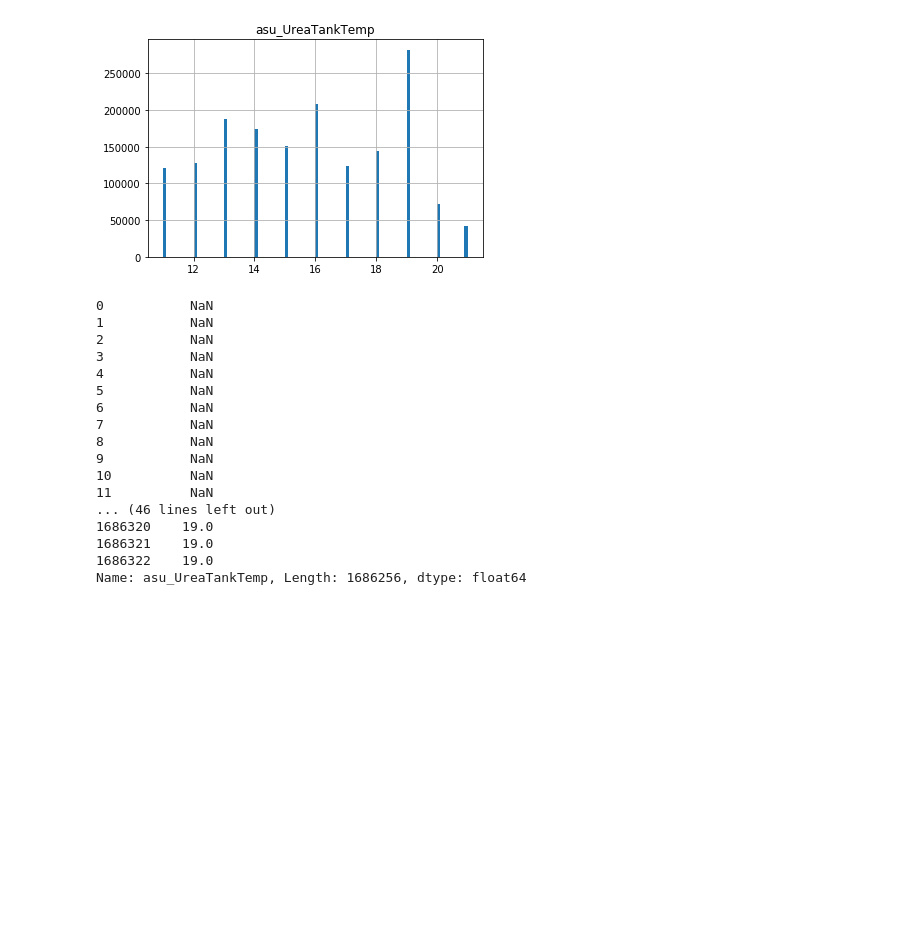
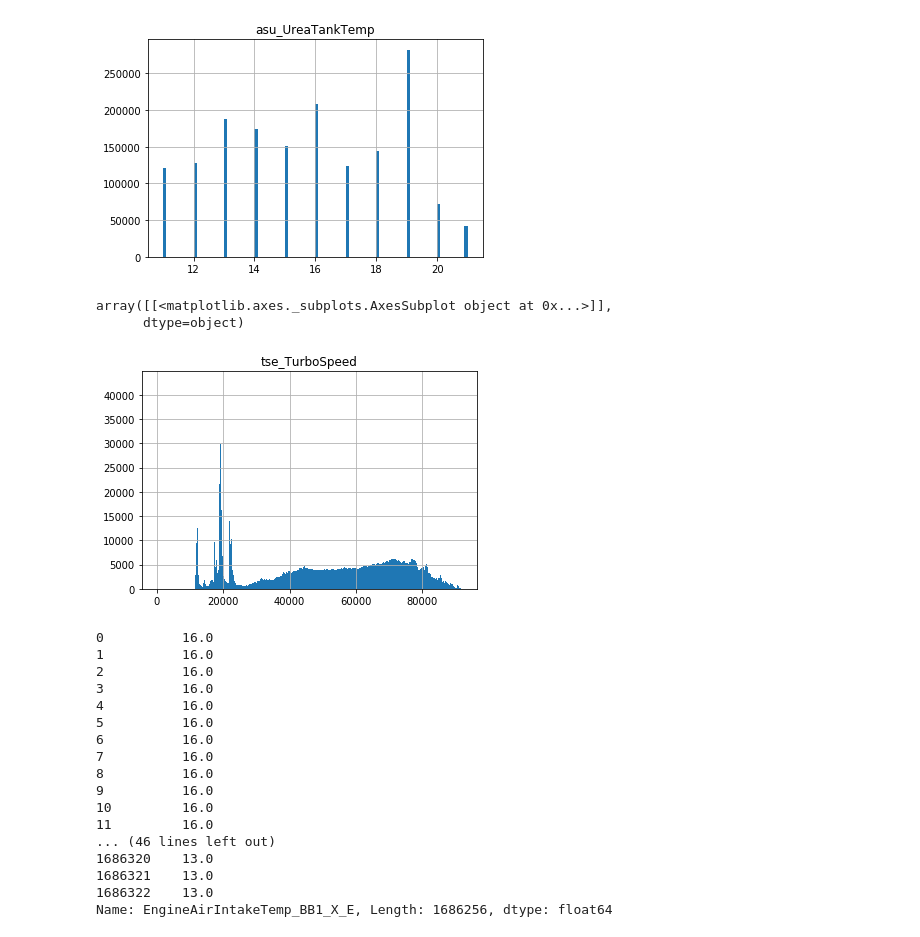
Before and after one commit to UNCG-CSE/Volvo_Truck_Analytics, a Jupyter notebook: src/Truck 2 Temp Analysis.ipynb, the cells around one changed output. Saved outputs shown, nothing was run; the diff lists cells and outputs as text; code cells hidden in the pictures; blank space fills up the shorter version.

```diff
--- a/src/Truck 2 Temp Analysis.ipynb
+++ b/src/Truck 2 Temp Analysis.ipynb
@@ -136,23 +141,29 @@ trucks2.hist(column='asu_UreaTankTemp', bins=100)
 array([[<matplotlib.axes._subplots.AxesSubplot object at 0x...>]],
       dtype=object)
 [figure]
+# %%
+trucks2.hist(column='tse_TurboSpeed', bins=500)
+# %% [output]
+array([[<matplotlib.axes._subplots.AxesSubplot object at 0x...>]],
+      dtype=object)
+[figure, added]
 # %%
-trucks2.loc[:, 'asu_UreaTankTemp']
+trucks2.loc[:, 'EngineAirIntakeTemp_BB1_X_E']
 # %% [output]
-0           NaN
-1           NaN
-2           NaN
-3           NaN
-4           NaN
-5           NaN
-6           NaN
-7           NaN
-8           NaN
-9           NaN
-10          NaN
-11          NaN
+0          16.0
+1          16.0
+2          16.0
+3          16.0
+4          16.0
+5          16.0
+6          16.0
+7          16.0
+8          16.0
+9          16.0
+10         16.0
+11         16.0
 ... (46 lines left out)
-1686320    19.0
-1686321    19.0
-1686322    19.0
-Name: asu_UreaTankTemp, Length: 1686256, dtype: float64
+1686320    13.0
+1686321    13.0
+1686322    13.0
+Name: EngineAirIntakeTemp_BB1_X_E, Length: 1686256, dtype: float64
```
Also changed, not shown: parts of 32 cells of this notebook, 5 other files.
